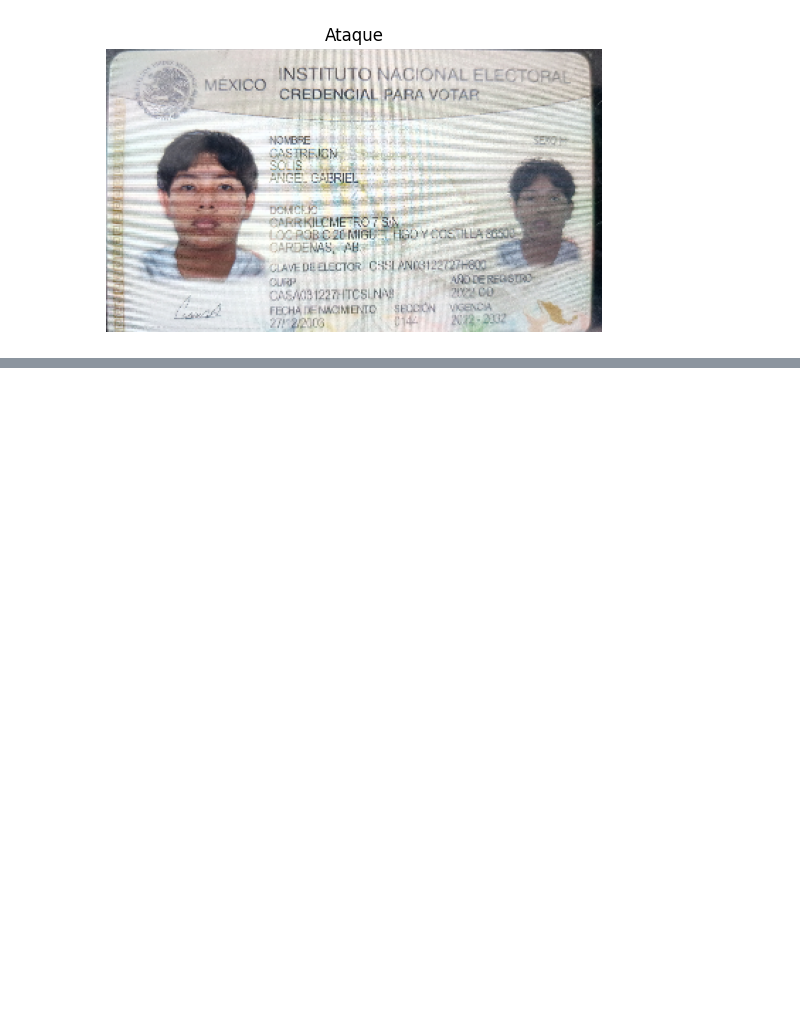
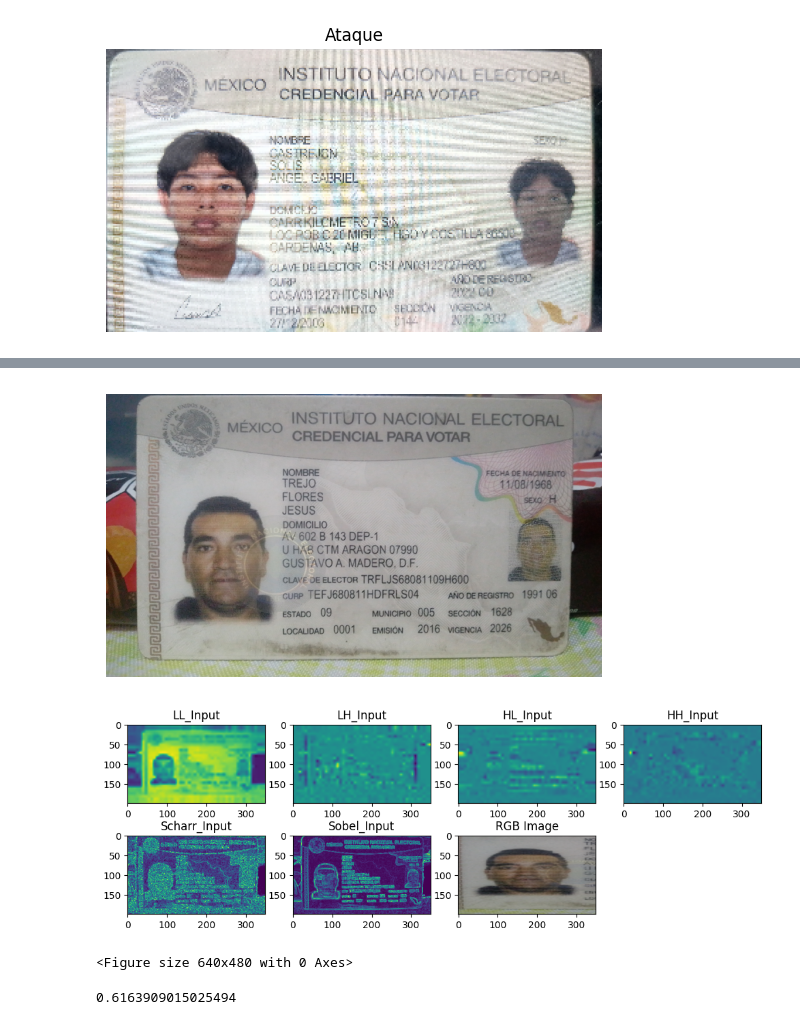
Before and after one commit to CameroJI/Moire-Fraud-Detection, a Jupyter notebook: playground.ipynb, the cells around one changed output, grey strips where cells are left out. Drawn from its saved outputs; the diff is of its cells as text; code cells hidden in the pictures; blank space fills up the shorter version.

```diff
--- a/playground.ipynb
+++ b/playground.ipynb
@@ -163,0 +214,10 @@ Atack_conf: 33.300%
+# %%
+import os
+import random
+import numpy as np
+import matplotlib.pyplot as plt
+
+from utils import load_img, preprocess_img, preprocess_augmentation_img
+
+HEIGHT = 200
+WIDTH = 350
@@ -163,0 +229,43 @@ Atack_conf: 33.300%
+# %%
+path = '/Users/jorgecamero/MoireDataset/batch'
+folders = [os.path.join(path, folder) for folder in os.listdir(path) if os.path.isdir(os.path.join(path, folder))]
+random_folder = random.choice(folders)
+
+img_list = [os.path.join(random_folder, file) for file in os.listdir(random_folder) if file.lower().endswith(('.jpg', '.png', '.jpeg'))]
+random_img = random.choice(img_list)
+
+img = load_img(random_img, width=WIDTH, height=HEIGHT)
+img_elements = preprocess_augmentation_img(img)
+
+plt.imshow(load_img(random_img, width=1400, height=800))
+plt.axis('off')
+
+num_cols = 4
+num_rows = (len(img_elements) + num_cols - 1) // num_cols
+
+plt.figure(figsize=(12, 2 * num_rows))
+
+for idx, (name, element) in enumerate(list(img_elements.items())[:-3]):
+    plt.subplot(num_rows, num_cols, idx + 1)
+    plt.imshow(element)
+    plt.axis('on')
+    plt.title(name)
+
+rgb_channels = list(img_elements.items())[-3:]
+rgb_image = np.stack([np.squeeze(element) for _, element in rgb_channels], axis=-1)
+
+plt.imshow(rgb_image.astype(np.uint8))
+plt.axis('on')
+plt.title('RGB Image')
+plt.show()
+
+plt.tight_layout()
+plt.show()
+# %% [output]
+[figure, added]
+[figure, added]
+<Figure size 640x480 with 0 Axes>
+# %%
+print(random.random())
+# %% [output]
+0.6163909015025494
```
Also changed, not shown: parts of 4 cells of this notebook, 1 other file.
